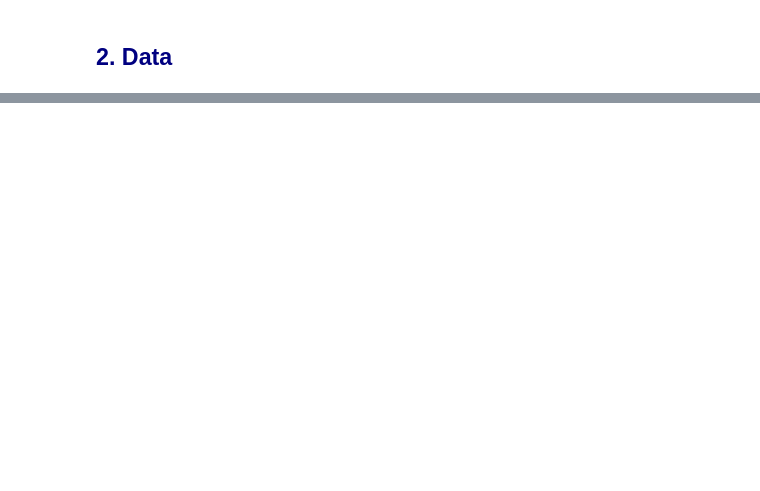
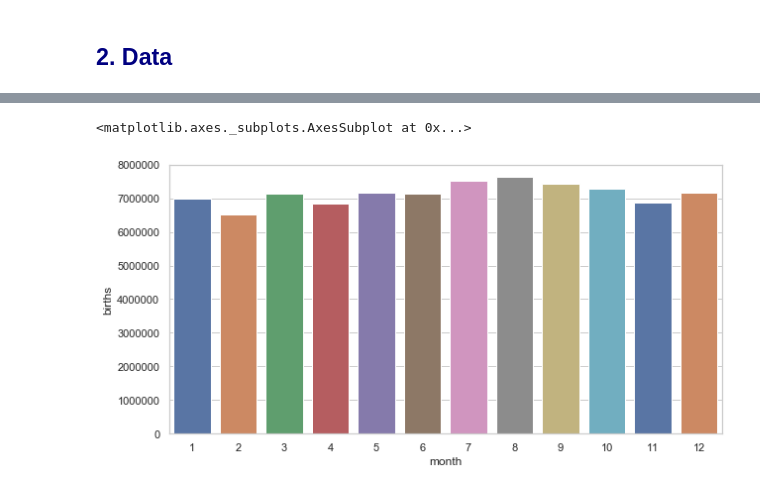
Before and after one commit to cltwlltd/Birth_Date_Prediction_by_State, a Jupyter notebook: Project2 Machine Learning Application.ipynb, the cells around one changed output, grey strips where cells are left out. Drawn from its saved outputs; the diff is of its cells as text; code cells hidden in the pictures; blank space fills up the shorter version.

```diff
--- a/Project2 Machine Learning Application.ipynb
+++ b/Project2 Machine Learning Application.ipynb
@@ -30,0 +242,8 @@ I will use linear regression with lasso and ridge method. The reason being I do
+# %%
+df4['big_holiday'] = np.where((df4['month'] == 7) & (df4['date_of_month'] == 4) |
+                             (df4['month'] == 12) & (df4['date_of_month'] == 25) |
+                             (df4['month'] == 1) & (df4['date_of_month'] == 1) |
+                             (df4['month'] == 10) & (df4['date_of_month'] == 31) |
+                             (df4['month'] == 11) & ((df4['date_of_month'] <= 28) & (df4['date_of_month'] >= 22) & (df4['day_of_week'] == 4)),
+                              'yes', 'no')
+df4.head()
@@ -30,0 +257,5 @@ I will use linear regression with lasso and ridge method. The reason being I do
+# %%
+df4['date'] = df4['month'].astype(str)+'/'+df4['date_of_month'].astype(str)
+df4['year'] = df4['year'].astype(str)
+df4['day_of_week'] = df4['day_of_week'].astype(str)
+df4.dtypes
@@ -30,0 +337,3 @@ I will use linear regression with lasso and ridge method. The reason being I do
+# %%
+month_sum = df4['births'].groupby(df4['month']).sum().reset_index()
+month_sum
@@ -30,0 +354,6 @@ I will use linear regression with lasso and ridge method. The reason being I do
+# %%
+plt.rcParams["figure.figsize"] = (10,5)
+sns.barplot(x='month', y='births',data=month_sum, palette='deep')
+# %% [output]
+<matplotlib.axes._subplots.AxesSubplot at 0x...>
+[figure, added]
```
Also changed, not shown: parts of 94 cells of this notebook, 3 other files.
